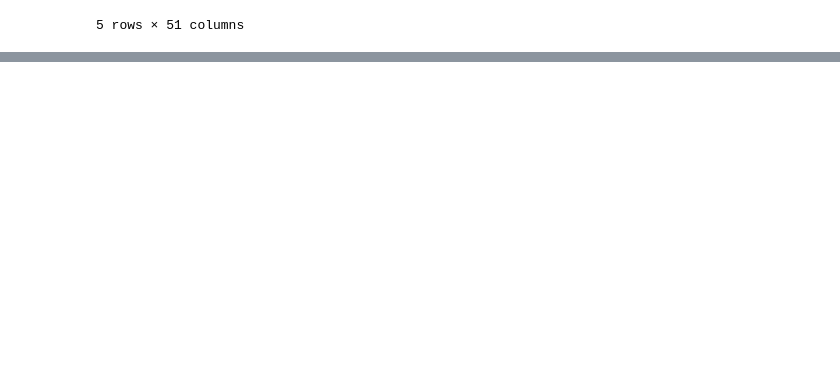
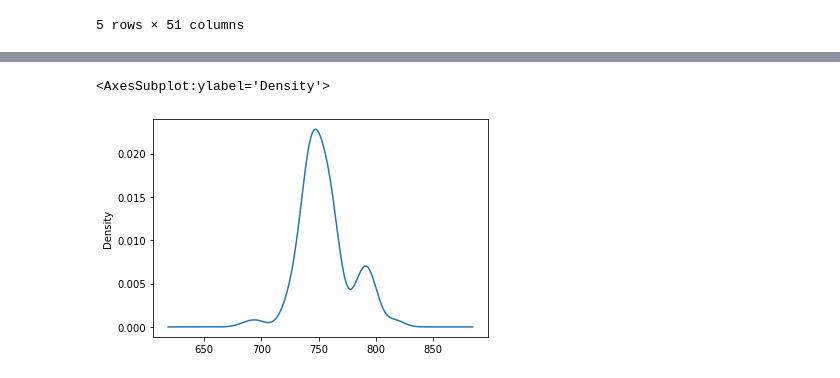
Before and after one commit to Magzzie/COVID-19_Analysis, a Jupyter notebook: COVID-19_Analysis_DB.ipynb, the cells around one changed output, grey strips where cells are left out. Drawn from its saved outputs; the diff is of its cells as text; code cells hidden in the pictures; blank space fills up the shorter version.

```diff
--- a/COVID-19_Analysis_DB.ipynb
+++ b/COVID-19_Analysis_DB.ipynb
@@ -429,10 +430,10 @@ print(general_2yr_df.date.dtype)
 datetime64[ns]
 # %%
 # Create a DataFrame before march 29, 2022
-mar_general_2yr_df = general_2yr_df.copy()
-mar_general_2yr_df = mar_general_2yr_df.loc[mar_general_2yr_df['date'] < '2022-03-29']
-print(mar_general_2yr_df.shape)
-mar_general_2yr_df.head()
+mar_general_df = general_2yr_df.copy()
+mar_general_df = mar_general_df.loc[mar_general_df['date'] < '2022-03-29']
+print(mar_general_df.shape)
+mar_general_df.head()
 # %% [output]
 (157815, 51)
 |  | location | date | total_cases | new_cases | new_cases_smoothed | total_deaths | new_deaths | ... |
@@ -476,0 +471,4 @@ Name: date, Length: 157815, dtype: datetime64[ns]
+# %%
+# Check the records count for each location.
+mar_loc_counts = mar_general_df.location.value_counts()
+mar_loc_counts
@@ -476,0 +488,5 @@ Name: date, Length: 157815, dtype: datetime64[ns]
+# %%
+mar_loc_counts.plot.density()
+# %% [output]
+<AxesSubplot:ylabel='Density'>
+[figure, added]
```
Also changed, not shown: parts of 27 cells of this notebook.
